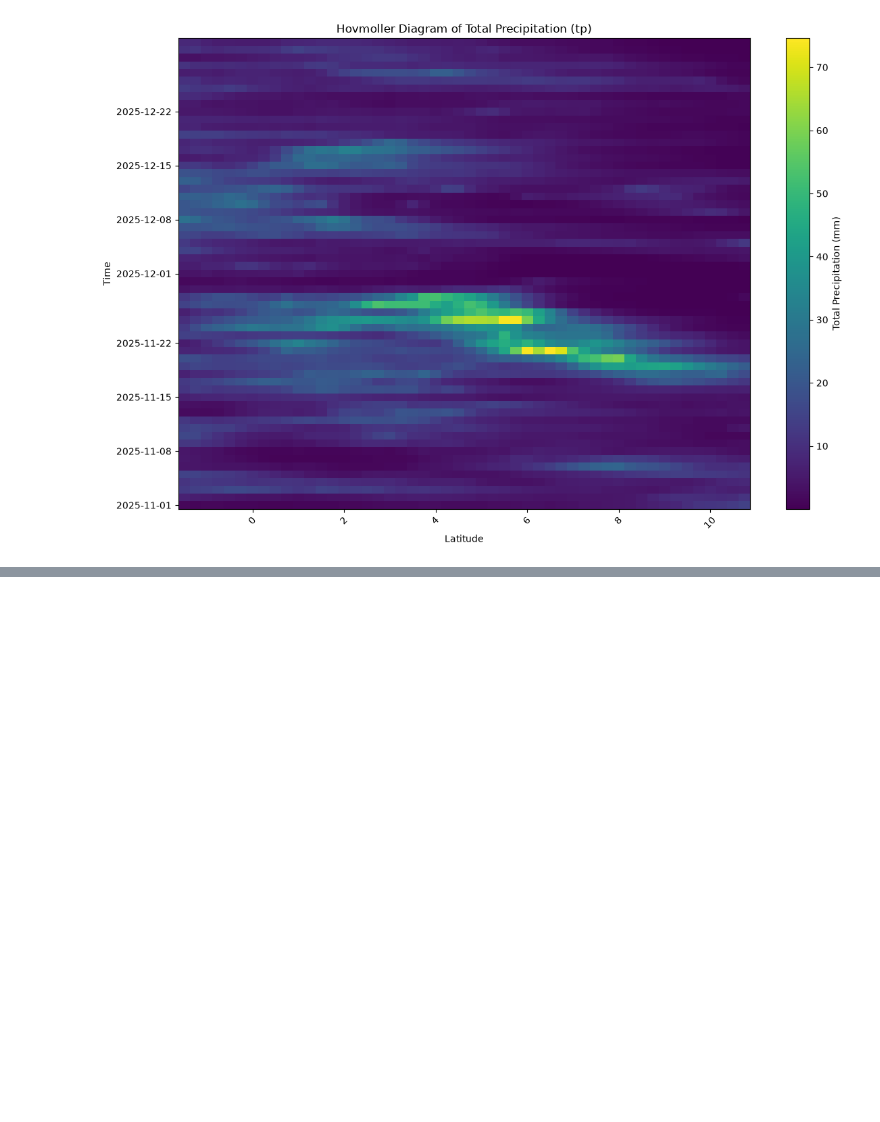
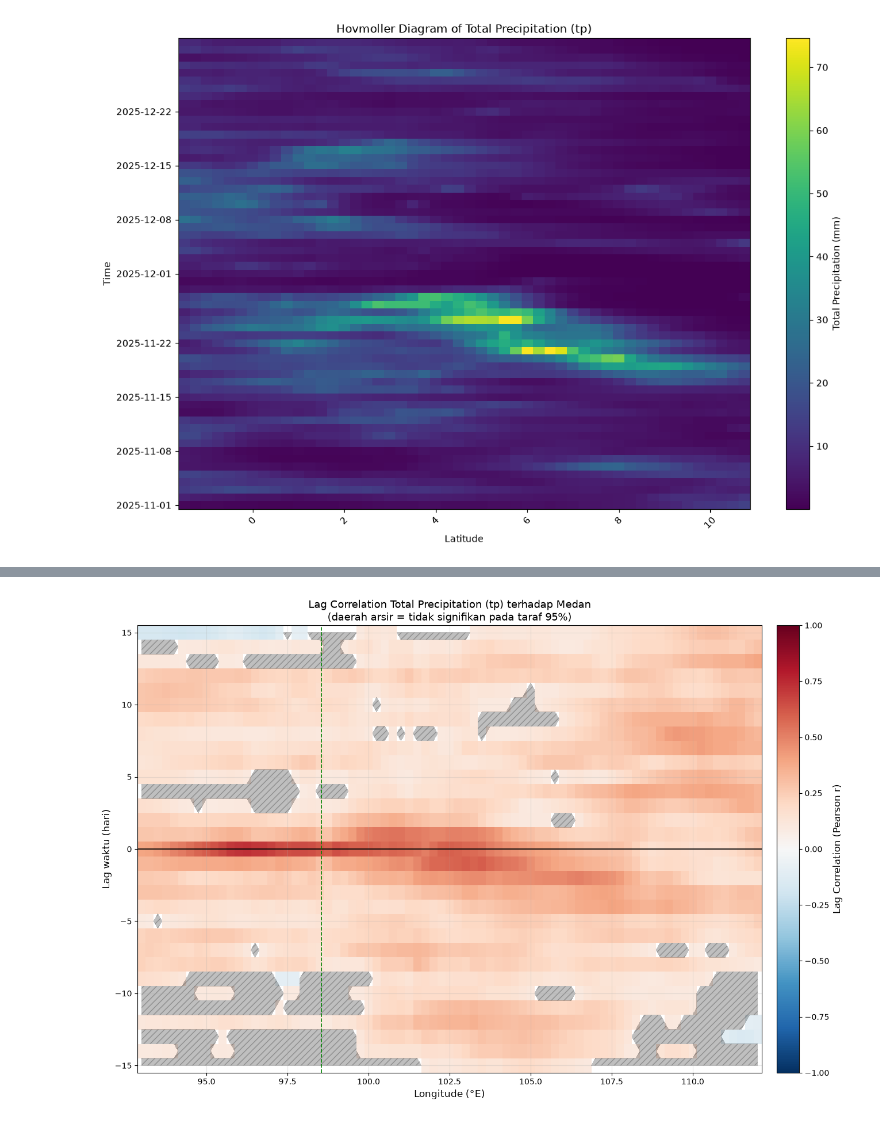
Before and after one commit to apriarami789/Senyar_Cylone, a Jupyter notebook: SenyarCylone_ERA5_Analysis.ipynb, the cells around one changed output, grey strips where cells are left out. Saved outputs shown, nothing was run; the diff lists cells and outputs as text; code cells hidden in the pictures; blank space fills up the shorter version.

Commit message:
update plot dan notebook

```diff
--- a/SenyarCylone_ERA5_Analysis.ipynb
+++ b/SenyarCylone_ERA5_Analysis.ipynb
@@ -315,0 +368,89 @@ plt.show()
+# %%
+# === Lag Correlation: tp vs longitude ===
+# Referensi: deret waktu tp rata-rata pada kotak wilayah Kota Medan
+tp_ref = (ds_copy['tp']
+          .sel(latitude=slice(lat_max, lat_min),
+               longitude=slice(lon_min, lon_max))
+          .mean(dim=['latitude', 'longitude']))
+
+lons = ds_copy.longitude.values
+tp_lon = ds_copy['tp'].mean(dim='latitude')  # (valid_time, longitude), satuan mm
+n_time = tp_lon.sizes['valid_time']
+
+# --- Hapus siklus musiman (daily climatology) agar lag correlation tidak
+# --- didominasi oleh siklus tahunan/semi-tahunan
+date_index = pd.DatetimeIndex(pd.to_datetime(ds_copy.valid_time.values))
+doy = date_index.dayofyear
+
+ref = tp_ref.values.astype(float)
+data = tp_lon.values.astype(float)
+
+unique_doy = np.unique(doy)
+ref_clim = np.array([ref[doy == d].mean() for d in unique_doy])
+ref_deseas = ref - ref_clim[np.searchsorted(unique_doy, doy)]
+
+data_clim = np.array([data[doy == d, :].mean(axis=0) for d in unique_doy])
+data_deseas = data - data_clim[np.searchsorted(unique_doy, doy), :]
+
+# --- Hitung lag correlation ---
+# corr[lag, lon] = Pearson( ref(t), tp(lon)(t + lag) )
+# lag > 0 : tp di longitude tsb berpuncak SETELAH Medan
+# lag < 0 : tp di longitude tsb berpuncak SEBELUM Medan
+lags = np.arange(-15, 16)  # rentang lag (hari)
+corr = np.full((len(lags), len(lons)), np.nan)
+
+for li, lag in enumerate(lags):
+    if lag >= 0:
+        a, b = (ref_deseas[:-lag] if lag else ref_deseas), data_deseas[lag:]
+    else:
+        a, b = ref_deseas[-lag:], data_deseas[:lag]
+    # Pearson: cov(ref, tp_lon) / (std(ref) * std(tp_lon)) dihitung per kolom longitude
+    a = a - a.mean()
+    b = b - b.mean(axis=0, keepdims=True)
+    std_a = np.sqrt((a ** 2).sum())
+    std_b = np.sqrt((b ** 2).sum(axis=0))
+    corr[li, :] = (b.T @ a) / (std_a * std_b)
+
+# --- Uji signifikansi (t-test 2 sisi, 95%) dengan ukuran sampel efektif ---
+alpha = 0.05
+from scipy import stats
+t_crit = stats.t.ppf(1 - alpha / 2, df=n_time - 2)
+se = 1.0 / np.sqrt(n_time - 3)
+not_significant = np.abs(corr) < t_crit * se
+
+# --- Visualisasi ---
+fig, ax = plt.subplots(figsize=(14, 9))
+
+im = ax.pcolormesh(lons, lags, np.ma.masked_where(not_significant, corr),
+                   cmap='RdBu_r', vmin=-1, vmax=1, shading='auto')
+ax.contourf(lons, lags, not_significant.astype(float), levels=[0.5, 1.5],
+            hatches=['///'], colors='none', alpha=0.25)  # arsiran = tidak signifikan
+
+ax.axhline(0, color='black', linewidth=1.2, linestyle='-')
+ax.axvline((lon_min + lon_max) / 2, color='green', linewidth=1.2, linestyle='--')
+
+cbar = plt.colorbar(im, ax=ax, pad=0.02)
+cbar.set_label('Lag Correlation (Pearson r)', fontsize=12)
+
+ax.set_xlabel('Longitude (°E)', fontsize=12)
+ax.set_ylabel('Lag waktu (hari)', fontsize=12)
+ax.set_title(f'Lag Correlation Total Precipitation (tp) terhadap Medan\n'
+             f'(daerah arsir = tidak signifikan pada taraf {int((1-alpha)*100)}%)',
+             fontsize=13)
+ax.grid(True, alpha=0.3)
+
+plt.tight_layout()
+os.makedirs('D:/ERA5_REANALYSIS/Senyar_Cylone/Lag_Correlation', exist_ok=True)
+plt.savefig('D:/ERA5_REANALYSIS/Senyar_Cylone/Lag_Correlation/LagCorr_tp_vs_longitude.png',
+            dpi=150, bbox_inches='tight')
+plt.show()
+
+# Ringkasan singkat
+abs_corr = np.abs(corr)
+li_max, lo_max = np.unravel_index(np.nanargmax(abs_corr), corr.shape)
+print(f'Korelasi |r| maksimum : {corr[li_max, lo_max]:+.3f} pada lag {lags[li_max]:+d} hari, '
+      f'longitude {lons[lo_max]:.2f}°E')
+print(f'Rentang lag           : {lags[0]} s/d {lags[-1]} hari')
+print(f'Jumlah time step      : {n_time} hari')
+# %% [output]
+[figure, added]
```
Also changed, not shown: parts of 8 cells of this notebook, 2 other files.
